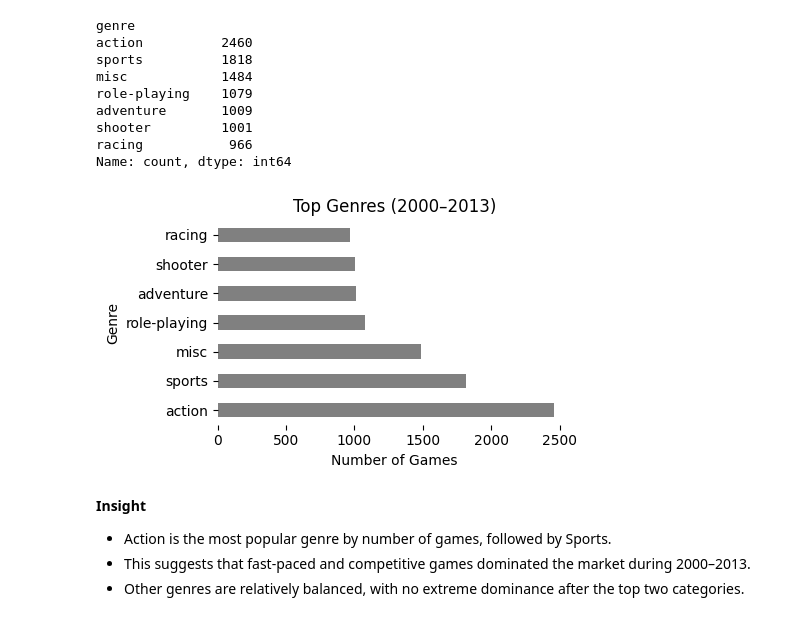
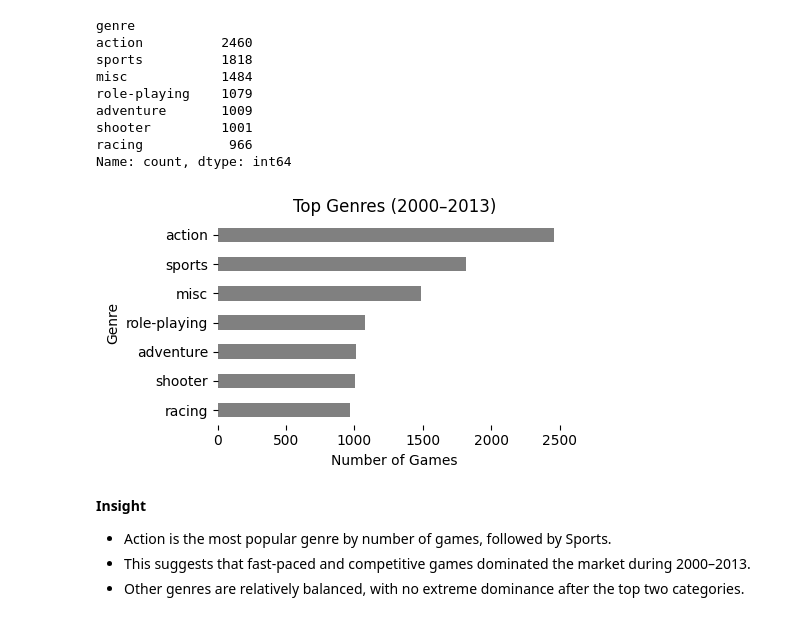
Before and after one commit to anastasia-redkovich/game-analysis-project, a Jupyter notebook: notebooks/analysis.ipynb, the cells around one changed output. Saved outputs shown, nothing was run; the diff lists cells and outputs as text; code cells hidden in the pictures.

Commit message:
clean preprocessing README and update project

```diff
--- a/notebooks/analysis.ipynb
+++ b/notebooks/analysis.ipynb
@@ -646,0 +663,29 @@ Europe follows a similar trend but with lower values, while Japan remains the sm
+# %%
+# Total sales by platform across regions
+platform_sales = games_actual.groupby('platform')[['na_sales','eu_sales','jp_sales']].sum()
+
+# Top platforms by total sales
+top_platforms = platform_sales.sum(axis=1).sort_values(ascending=False).head(7).index
+
+# Filter only top platforms
+platform_sales_top = platform_sales.loc[top_platforms]
+
+# Sort for better visualization
+platform_sales_top = platform_sales_top.sort_values(by='na_sales')
+
+ax = platform_sales_top.plot(
+    kind='barh',
+    figsize=(6,3),
+    color=['gray','darkgray','lightgray']
+)
+
+ax.set_title('Platform Sales by Region (Top Platforms)')
+ax.set_xlabel('Sales')
+ax.set_ylabel('Platform')
+
+# Remove frame for cleaner look
+for spine in ax.spines.values():
+    spine.set_visible(False)
+
+plt.tight_layout()
+plt.show()
@@ -662,23 +715,23 @@ racing           966
 Name: count, dtype: int64
 # %%
 # Horizontal bar chart showing top 7 most popular genres (2000–2013)
-ax = top_genres.plot(
+ax = top_genres.sort_values().plot(
     kind='barh',
     figsize=(5,3),
     color='gray'
 )
 
 ax.set_title('Top Genres (2000–2013)')
 ax.set_xlabel('Number of Games')
 ax.set_ylabel('Genre')
 
 for spine in ax.spines.values():
     spine.set_visible(False)
 
 plt.tight_layout()
 plt.show()
 # %% [output]
-[figure, old version]
+[figure, new version]
 # %% [markdown]
 **Insight**
 
```
Also changed, not shown: parts of 9 cells of this notebook, 3 other files.
